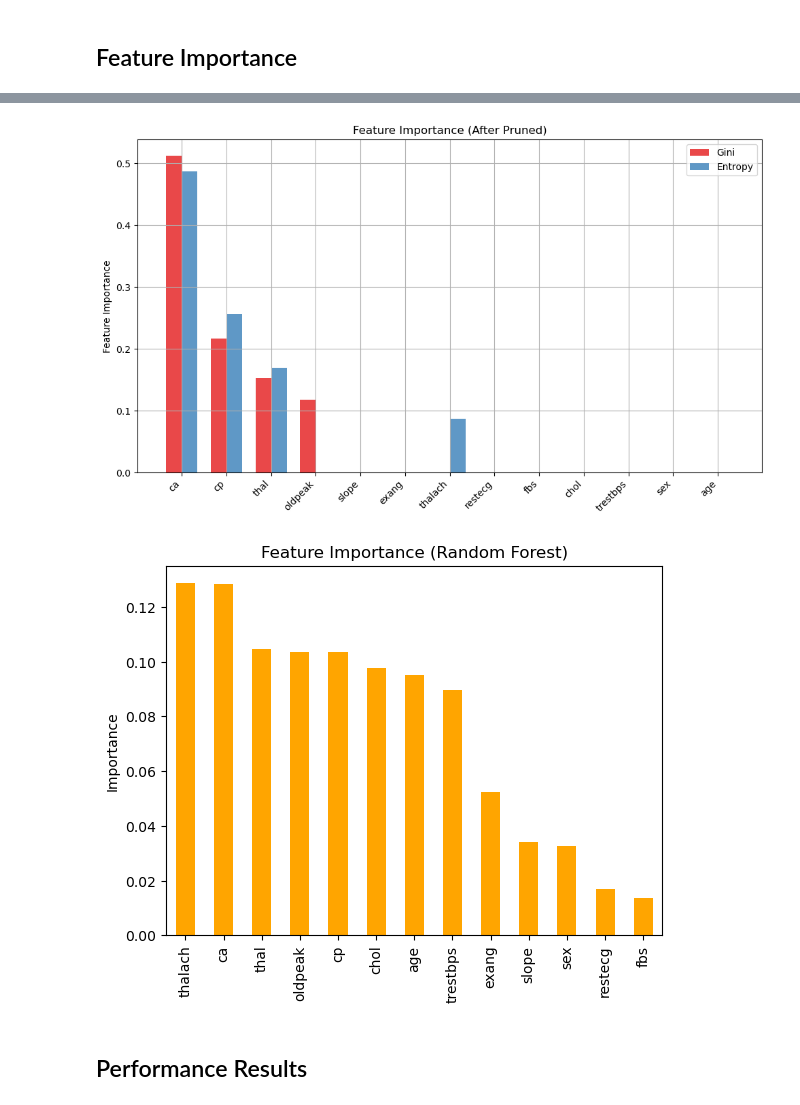
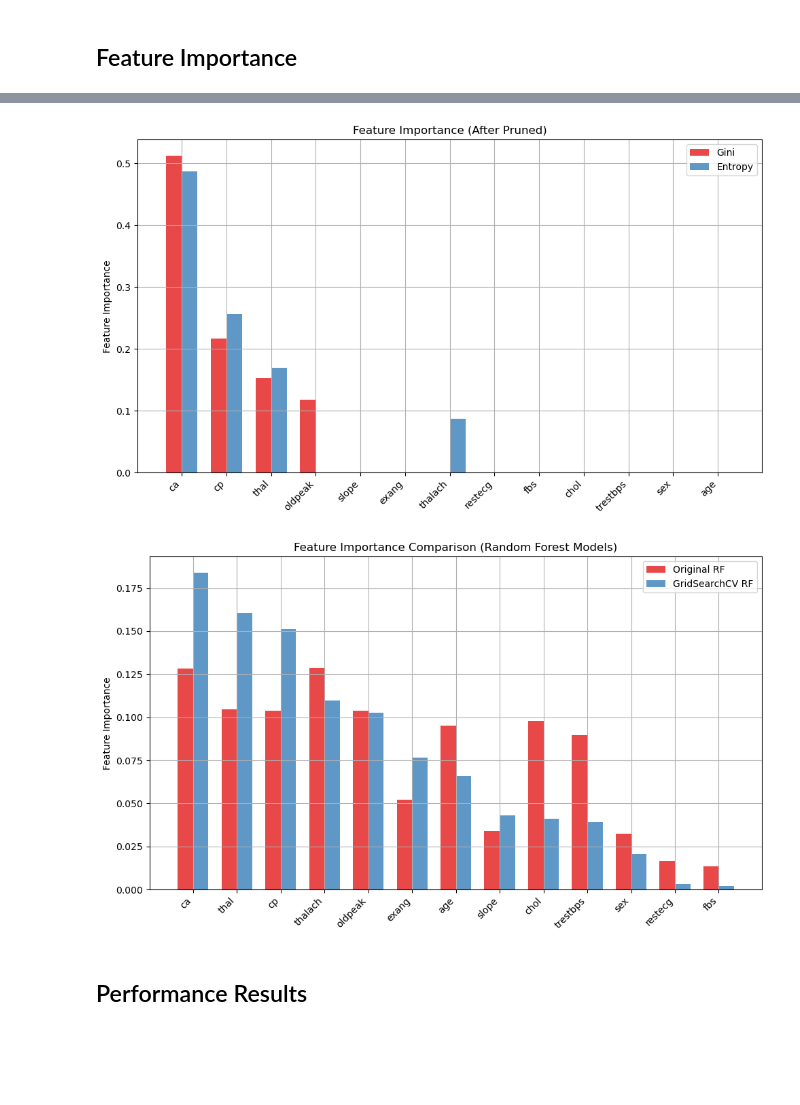
Before and after one commit to virakden/decision-tree-ranfor, a Jupyter notebook: decision-tree.ipynb, the cells around one changed output, grey strips where cells are left out. Saved outputs shown, nothing was run; the diff lists cells and outputs as text; code cells hidden in the pictures; blank space fills up the shorter version.

Commit message:
summary tree and rf feats imortance viz

```diff
--- a/decision-tree.ipynb
+++ b/decision-tree.ipynb
@@ -469,14 +562,0 @@ weighted avg       0.88      0.88      0.88        60
-# %%
-best_index = None
-best_score = 0
-
-for i, tree in enumerate(rf.estimators_):
-    y_pred = tree.predict(X_test)
-    score = accuracy_score(y_test, y_pred)
-    depth = tree.get_depth()
-    # print(f"Tree {i}: depth={depth}, test accuracy={score:.4f}")
-    if score > best_score:
-        best_score = score
-        best_index = i
-
-visualizeModel(rf.estimators_[best_index], "rf")
@@ -520,12 +607,0 @@ weighted avg       0.87      0.87      0.87        60
-# %%
-best_index = None
-best_score = 0
-
-for i, tree in enumerate(rf_grid_search.best_estimator_.estimators_):
-    y_pred = tree.predict(X_test)
-    score = accuracy_score(y_test, y_pred)
-    if score > best_score:
-        best_score = score
-        best_index = i
-
-visualizeModel(rf_grid_search.best_estimator_.estimators_[best_index], "rf_search")
@@ -605,41 +720,42 @@ def plot_feature_importance_grouped(models_dict, feature_names, sort_by_label, t
 # %%
 models_before = {
     "Gini": dt_gini,
     "Entropy": dt_entropy,
 }
 
 models_search = {
     "Gini": grid_search_gini.best_estimator_,
     "Entropy": grid_search_entropy.best_estimator_,
 }
 
 models_after = {
     "Gini": gini_post_pruning["model"],
     "Entropy": entropy_post_pruning["model"]
 }
 
+models_rf = {
+    "Original RF": rf,
+    "GridSearchCV RF": rf_grid_search.best_estimator_
+}
+
 feature_names = X.columns.tolist()
 
 plot_feature_importance_grouped(models_before, feature_names, sort_by_label="Gini",
                                title="Feature Importance")
 plot_feature_importance_grouped(models_search, feature_names, sort_by_label="Gini",
                                title="Feature Importance (After Grid Search)")
 plot_feature_importance_grouped(models_after, feature_names, sort_by_label="Gini",
                                title="Feature Importance (After Pruned)")
 
-rf_importances = pd.Series(rf.feature_importances_, index=feature_names).sort_values(
-    ascending=False
-)
 
-rf_importances.plot(kind="bar", color="orange")
-plt.title("Feature Importance (Random Forest)")
-plt.ylabel("Importance")
-plt.show()
+
+plot_feature_importance_grouped(models_rf, feature_names, sort_by_label="GridSearchCV RF",
+                               title="Feature Importance Comparison (Random Forest Models)")
 # %% [output]
 [figure]
 [figure]
 [figure]
-[figure, old version]
+[figure, new version]
 # %% [markdown]
 ## Performance Results
 # %%
```
Also changed, not shown: parts of 24 cells of this notebook, 9 other files.
